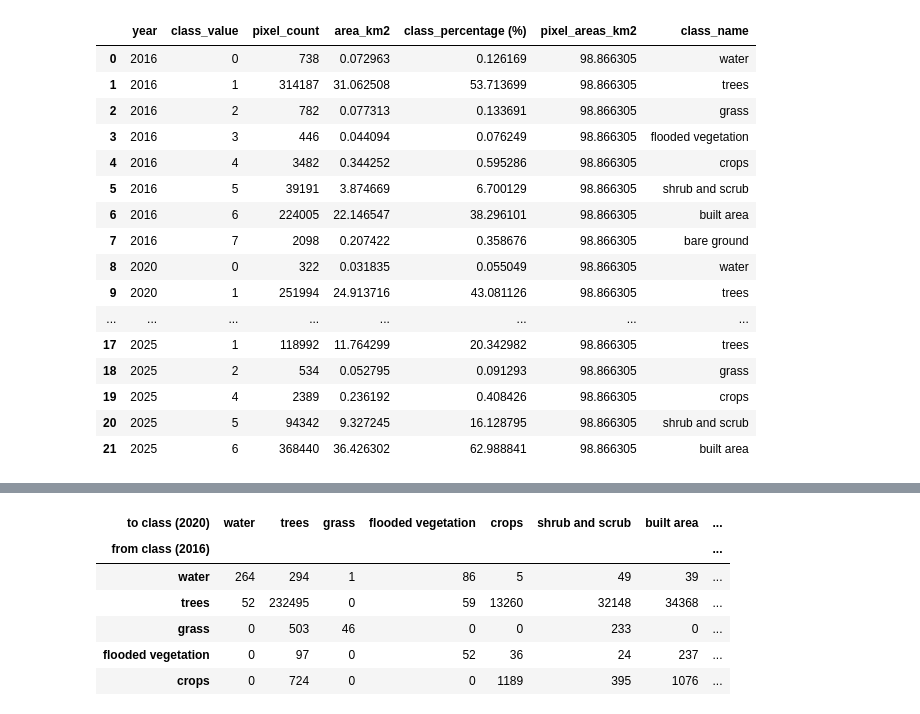
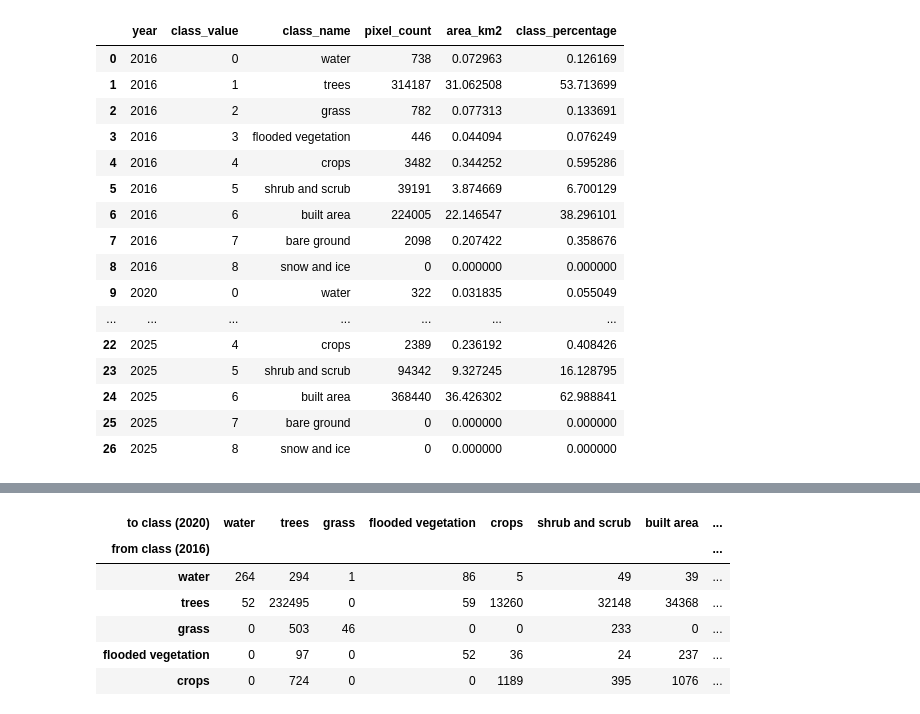
Before and after one commit to obinna2001/Urban-Land-Cover-Change-Uteh-Iwogban-and-Environs-Benin-City-2016-2025, a Jupyter notebook: src/land_cover_change/analysis/03_class_area_analysis.ipynb, the cells around one changed output, grey strips where cells are left out. Saved outputs shown, nothing was run; the diff lists cells and outputs as text; code cells hidden in the pictures.

```diff
--- a/src/land_cover_change/analysis/03_class_area_analysis.ipynb
+++ b/src/land_cover_change/analysis/03_class_area_analysis.ipynb
@@ -17,17 +36,17 @@ from src.land_cover_change.utils.utils import extract_raster_map_metadata, prepa
 # %%
+# Discover the annual rasters and verify that they share one source grid.
 geotif_dir = Path(resolved_config.dataset.raw_dataset.aoi_lulc)
-geotif_dir.mkdir(parents=True, exist_ok=True)
+geotif_data_path = discover_lulc_rasters(geotif_dir)
+validate_raster_alignment(geotif_data_path)
 
-geotif_data_path = [file for file in geotif_dir.glob("*.tif")]
-geotif_data_path.reverse
+raster_metadata_table = pd.DataFrame(
+    [
+        {
+            "raster_name": raster_path.name,
+            **extract_raster_map_metadata(raster_path),
+        }
+        for raster_path in geotif_data_path
+    ]
+).set_index("raster_name")
 
-# check if all metadata are thesame
-geotif_metadata = []
-for raster_map in geotif_data_path:
-    metadata = extract_raster_map_metadata(raster_map)
-    geotif_metadata.append(metadata)
-
-reference_metadata = geotif_metadata[0]
-for metadata in geotif_metadata[1:]:
-    if metadata != reference_metadata:
-        assert False, f"Mismatch between geotif data found"
+raster_metadata_table
@@ -121,21 +121,21 @@ df["class_name"] = df["class_value"].map(classes)
 # %%
-df
+class_area_table
 # %% [output]
-|  | year | class_value | pixel_count | area_km2 | class_percentage (%) | pixel_areas_km2 | class_name |
-| 0 | 2016 | 0 | 738 | 0.072963 | 0.126169 | 98.866305 | water |
-| 1 | 2016 | 1 | 314187 | 31.062508 | 53.713699 | 98.866305 | trees |
-| 2 | 2016 | 2 | 782 | 0.077313 | 0.133691 | 98.866305 | grass |
-| 3 | 2016 | 3 | 446 | 0.044094 | 0.076249 | 98.866305 | flooded vegetation |
-| 4 | 2016 | 4 | 3482 | 0.344252 | 0.595286 | 98.866305 | crops |
-| 5 | 2016 | 5 | 39191 | 3.874669 | 6.700129 | 98.866305 | shrub and scrub |
-| 6 | 2016 | 6 | 224005 | 22.146547 | 38.296101 | 98.866305 | built area |
-| 7 | 2016 | 7 | 2098 | 0.207422 | 0.358676 | 98.866305 | bare ground |
-| 8 | 2020 | 0 | 322 | 0.031835 | 0.055049 | 98.866305 | water |
-| 9 | 2020 | 1 | 251994 | 24.913716 | 43.081126 | 98.866305 | trees |
-| ... | ... | ... | ... | ... | ... | ... | ... |
-| 17 | 2025 | 1 | 118992 | 11.764299 | 20.342982 | 98.866305 | trees |
-| 18 | 2025 | 2 | 534 | 0.052795 | 0.091293 | 98.866305 | grass |
-| 19 | 2025 | 4 | 2389 | 0.236192 | 0.408426 | 98.866305 | crops |
-| 20 | 2025 | 5 | 94342 | 9.327245 | 16.128795 | 98.866305 | shrub and scrub |
-| 21 | 2025 | 6 | 368440 | 36.426302 | 62.988841 | 98.866305 | built area |
+|  | year | class_value | class_name | pixel_count | area_km2 | class_percentage |
+| 0 | 2016 | 0 | water | 738 | 0.072963 | 0.126169 |
+| 1 | 2016 | 1 | trees | 314187 | 31.062508 | 53.713699 |
+| 2 | 2016 | 2 | grass | 782 | 0.077313 | 0.133691 |
+| 3 | 2016 | 3 | flooded vegetation | 446 | 0.044094 | 0.076249 |
+| 4 | 2016 | 4 | crops | 3482 | 0.344252 | 0.595286 |
+| 5 | 2016 | 5 | shrub and scrub | 39191 | 3.874669 | 6.700129 |
+| 6 | 2016 | 6 | built area | 224005 | 22.146547 | 38.296101 |
+| 7 | 2016 | 7 | bare ground | 2098 | 0.207422 | 0.358676 |
+| 8 | 2016 | 8 | snow and ice | 0 | 0.000000 | 0.000000 |
+| 9 | 2020 | 0 | water | 322 | 0.031835 | 0.055049 |
+| ... | ... | ... | ... | ... | ... | ... |
+| 22 | 2025 | 4 | crops | 2389 | 0.236192 | 0.408426 |
+| 23 | 2025 | 5 | shrub and scrub | 94342 | 9.327245 | 16.128795 |
+| 24 | 2025 | 6 | built area | 368440 | 36.426302 | 62.988841 |
+| 25 | 2025 | 7 | bare ground | 0 | 0.000000 | 0.000000 |
+| 26 | 2025 | 8 | snow and ice | 0 | 0.000000 | 0.000000 |
 # %%
```
Also changed, not shown: parts of 13 cells of this notebook, 6 other files.
